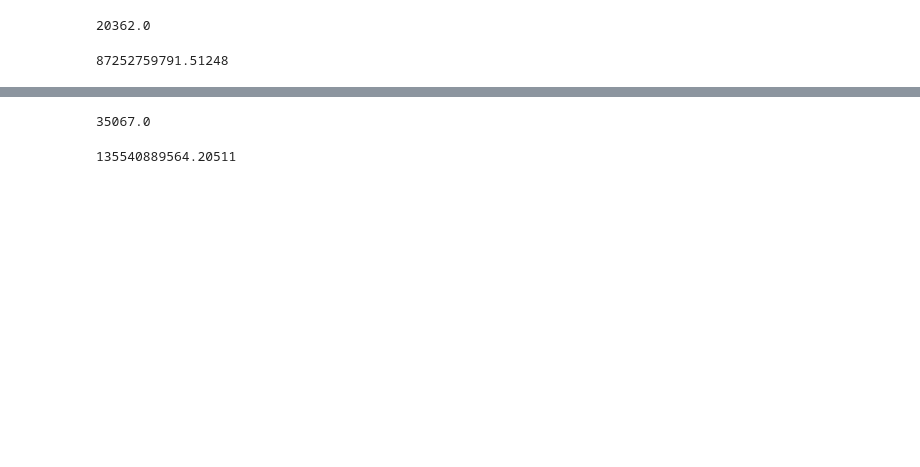
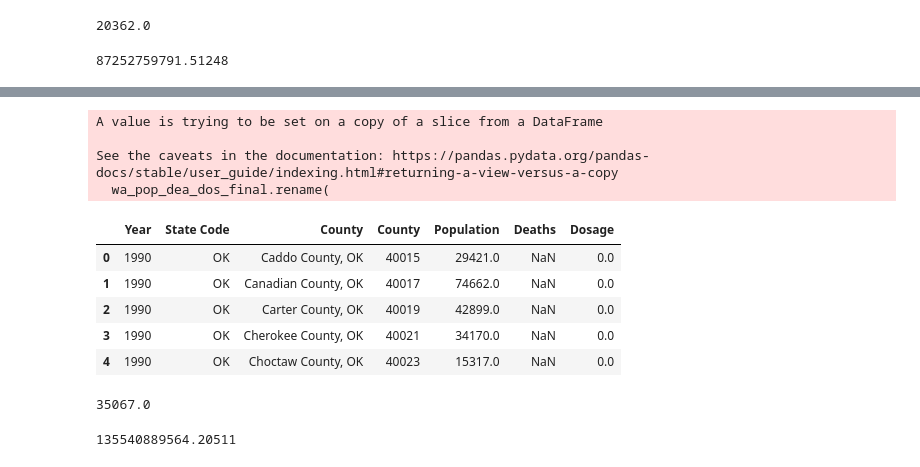
Before and after one commit to MIDS-at-Duke/opioid-2023-group-8-final-opioid, a Jupyter notebook: 10_Code/Data_Merging.ipynb, the cells around one changed output, grey strips where cells are left out. Saved outputs shown, nothing was run; the diff lists cells and outputs as text; code cells hidden in the pictures; blank space fills up the shorter version.

```diff
--- a/10_Code/Data_Merging.ipynb
+++ b/10_Code/Data_Merging.ipynb
@@ -244,3 +420,31 @@ wa_pop_dea_dos_merged.to_csv(
+# %%
+wa_pop_dea_dos["Deaths"] = wa_pop_dea_dos["Deaths"].fillna(
+    wa_pop_dea_dos["Deaths_Per_Population_Times_Population"]
+)
+wa_pop_dea_dos_final = wa_pop_dea_dos[
+    ["Year", "State Code", "County", "County Code_x", "Population", "Deaths", "Dosage"]
+]
+wa_pop_dea_dos_final.rename(
+    columns={
+        "County Code_x": "County",
+    },
+    inplace=True,
+)
+wa_pop_dea_dos_final.to_csv(
+    "../20_Intermediate_Files/Washington_Merged.csv", index=False
+)
+wa_pop_dea_dos_final.head()
+# %% [output]
+A value is trying to be set on a copy of a slice from a DataFrame
+
+See the caveats in the documentation: https://pandas.pydata.org/pandas-docs/stable/user_guide/indexing.html#returning-a-view-versus-a-copy
+  wa_pop_dea_dos_final.rename(
+|  | Year | State Code | County | County | Population | Deaths | Dosage |
+| 0 | 1990 | OK | Caddo County, OK | 40015 | 29421.0 | NaN | 0.0 |
+| 1 | 1990 | OK | Canadian County, OK | 40017 | 74662.0 | NaN | 0.0 |
+| 2 | 1990 | OK | Carter County, OK | 40019 | 42899.0 | NaN | 0.0 |
+| 3 | 1990 | OK | Cherokee County, OK | 40021 | 34170.0 | NaN | 0.0 |
+| 4 | 1990 | OK | Choctaw County, OK | 40023 | 15317.0 | NaN | 0.0 |
 # %%
 #######################################################
 # %%
```
Also changed, not shown: parts of 8 cells of this notebook, 3 other files.
